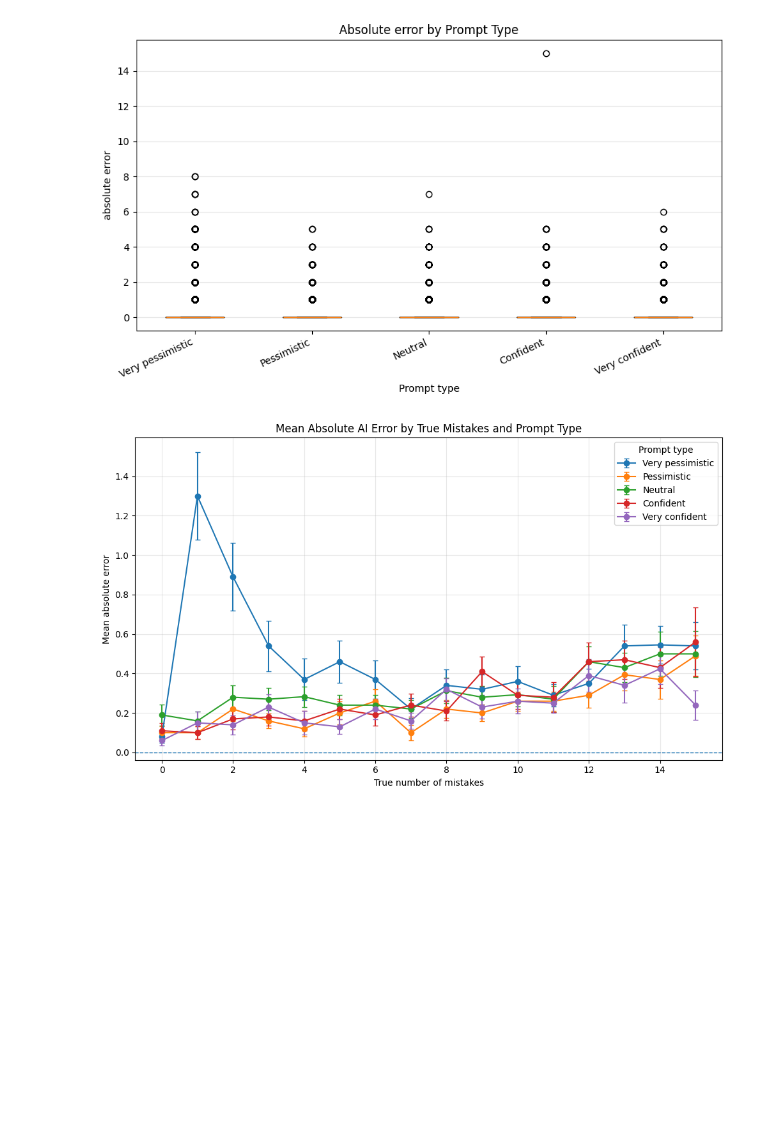
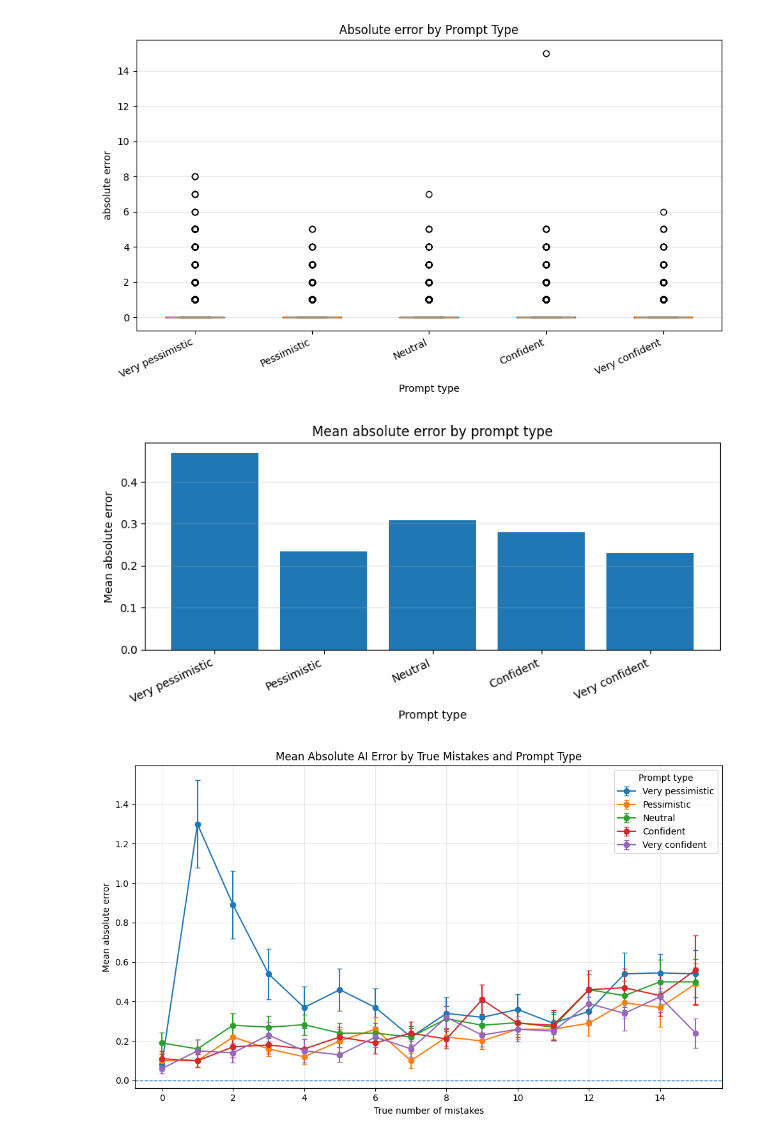
Before and after one commit to nebsen123/Prompt-bias-in-AI-grading, a Jupyter notebook: AI-Grader-ANOVA.ipynb, the cells around one changed output. Cells and saved outputs as stored; diff of their text form; code cells hidden in the pictures; blank space fills up the shorter version.

```diff
--- a/AI-Grader-ANOVA.ipynb
+++ b/AI-Grader-ANOVA.ipynb
@@ -510,32 +510,21 @@ plt.show()
 # %%
 # Histogram of mean absolute error per answer_key_id and mean per prompt_type
 df['absolute_error'] = (df['true_mistakes'] - df['ai_estimated_mistakes']).abs()
-
-# Mean absolute error per answer_key_id
-mean_by_id = df.groupby('answer_key_id')['absolute_error'].mean().dropna()
-
-plt.figure(figsize=(8, 4))
-plt.hist(mean_by_id, bins=20, edgecolor='black')
-plt.xlabel('Mean absolute error per answer_key_id')
-plt.ylabel('Count')
-plt.title('Histogram of mean absolute error across answer keys')
-plt.grid(alpha=0.3)
-plt.tight_layout()
-plt.savefig('hist_mean_abs_error_by_answer_key.png', dpi=300, bbox_inches='tight')
-plt.show()
 
 # Mean absolute error per prompt_type (bar plot) for comparison
 mean_by_prompt = df.groupby('prompt_type')['absolute_error'].mean().reindex(prompt_order)
 plt.figure(figsize=(8, 4))
 plt.bar(range(len(mean_by_prompt)), mean_by_prompt, tick_label=prompt_labels)
 plt.xlabel('Prompt type')
 plt.ylabel('Mean absolute error')
 plt.title('Mean absolute error by prompt type')
 plt.xticks(rotation=25, ha='right')
 plt.grid(axis='y', alpha=0.3)
 plt.tight_layout()
 plt.savefig('mean_abs_error_by_prompt_bar.png', dpi=300, bbox_inches='tight')
 plt.show()
+# %% [output]
+[figure, added]
 # %%
 # Summarise absolute error by true mistakes and prompt type
 summary_abs = (
```
Also changed, not shown: parts of 1 cell of this notebook, 5 other files.
